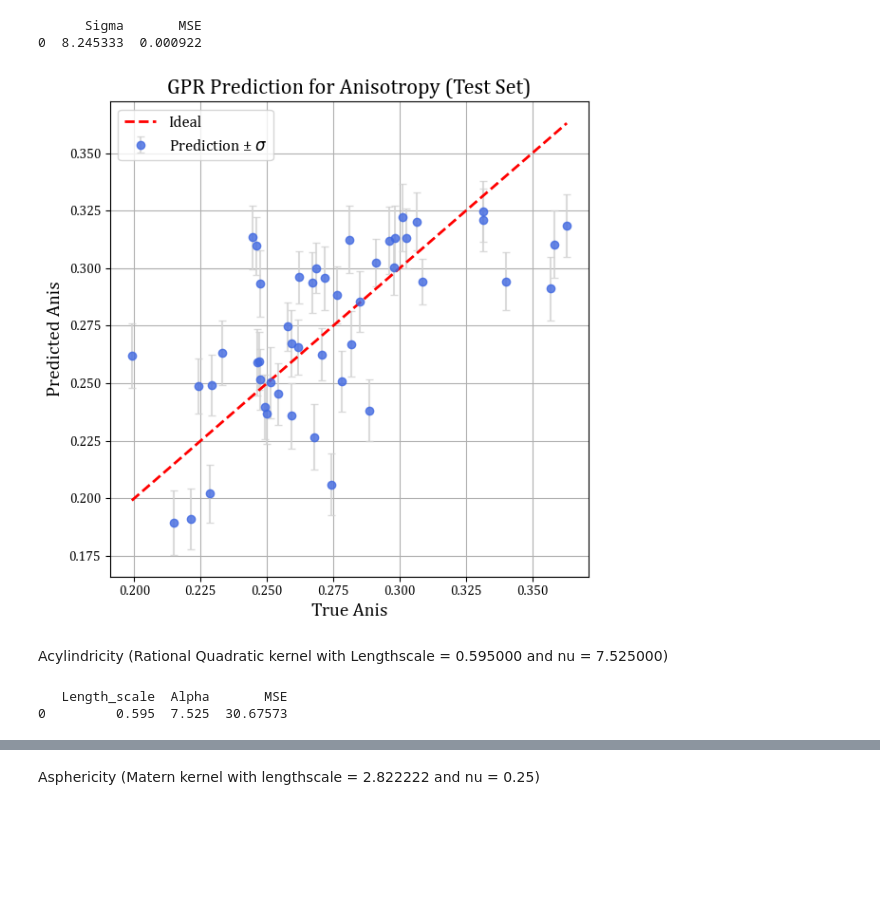
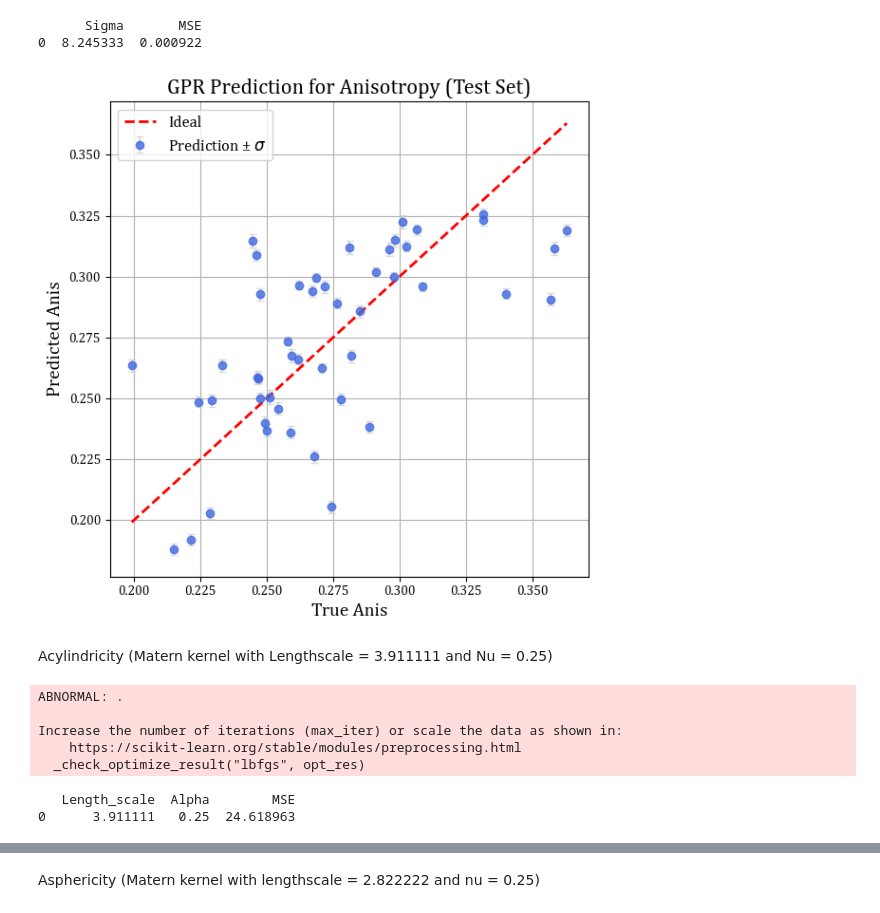
Before and after one commit to PhucMTran/COS-513-Project, a Jupyter notebook: Results.ipynb, the cells around one changed output, grey strips where cells are left out. Drawn from its saved outputs; the diff is of its cells as text; code cells hidden in the pictures; blank space fills up the shorter version.

Commit message:
Update Results

```diff
--- a/Results.ipynb
+++ b/Results.ipynb
@@ -390,41 +512,41 @@ Increase the number of iterations (max_iter) or scale the data as shown in:
 # %%
 #Apply trained model on Test dataset!
 # ---------- Predict with standard deviation ----------
 X_test = df_test[features]
 X_test_scaled = scaler.transform(X_test)
 y_test = df_test[target].values
 y_pred_test, y_std_test = gpr_anis.predict(X_test_scaled, return_std=True)
 
 # Ensure everything is numpy array
 y_test = np.asarray(y_test)
 y_pred_test = np.asarray(y_pred_test)
 y_std_test = np.asarray(y_std_test)
 
 # ---------- Plot with confidence intervals ----------
 plt.figure(figsize=(6, 6))
 plt.errorbar(
-    y_test, y_pred_test, yerr=y_std_test,
+    y_test, y_pred_test, yerr=y_std_test**0.7,
     fmt='o', color='royalblue', ecolor='lightgray', elinewidth=1.5, capsize=3,
     alpha=0.8, label=r"Prediction ± $\sigma$"
 )
 plt.plot([y_test.min(), y_test.max()], [y_test.min(), y_test.max()],
          'r--', linewidth=2, label="Ideal")
 
 plt.xlabel(r"True Anis", fontsize=14)
 plt.ylabel(r"Predicted Anis", fontsize=14)
 plt.title(r"GPR Prediction for Anisotropy (Test Set)", fontsize=16)
 plt.legend(fontsize=12)
 plt.grid(True)
 plt.tight_layout()
 plt.show()
 # %% [output]
-[figure, old version]
+[figure, new version]
 # %% [markdown]
-Acylindricity (Rational Quadratic kernel with Lengthscale = 0.595000 and nu = 7.525000)
+Acylindricity (Matern kernel with Lengthscale = 3.911111 and Nu = 0.25)
 # %%
 # Define the parameter values
-length_scale = 0.595000
-alpha = 7.525000
+length_scale =3.911111
+alpha = 0.25
 
 # ---------- Features ----------
 features = ['Comp', 'BID', 'UMAP_0', 'UMAP_1']
@@ -445,7 +567,7 @@ y_val = df_val[target].values
 results = []
 
 # Kernel definition
-kernel = RationalQuadratic(length_scale, alpha)
+kernel = Matern(length_scale=length_scale, nu=nu, length_scale_bounds=(1e-3, 1e3))
 gpr_acyl = GaussianProcessRegressor(kernel=kernel, alpha=1e-5, n_restarts_optimizer=20)
 
 gpr_acyl.fit(X_train_scaled, y_train)
@@ -462,8 +584,13 @@ results.append({
 results_df = pd.DataFrame(results)
 print(results_df)
 # %% [output]
-   Length_scale  Alpha       MSE
-0         0.595  7.525  30.67573
+ABNORMAL: .
+
+Increase the number of iterations (max_iter) or scale the data as shown in:
+    https://scikit-learn.org/stable/modules/preprocessing.html
+  _check_optimize_result("lbfgs", opt_res)
+   Length_scale  Alpha        MSE
+0      3.911111   0.25  24.618963
 # %%
 #Apply trained model on Test dataset!
 # ---------- Predict with standard deviation ----------
```
Also changed, not shown: parts of 18 cells of this notebook.
